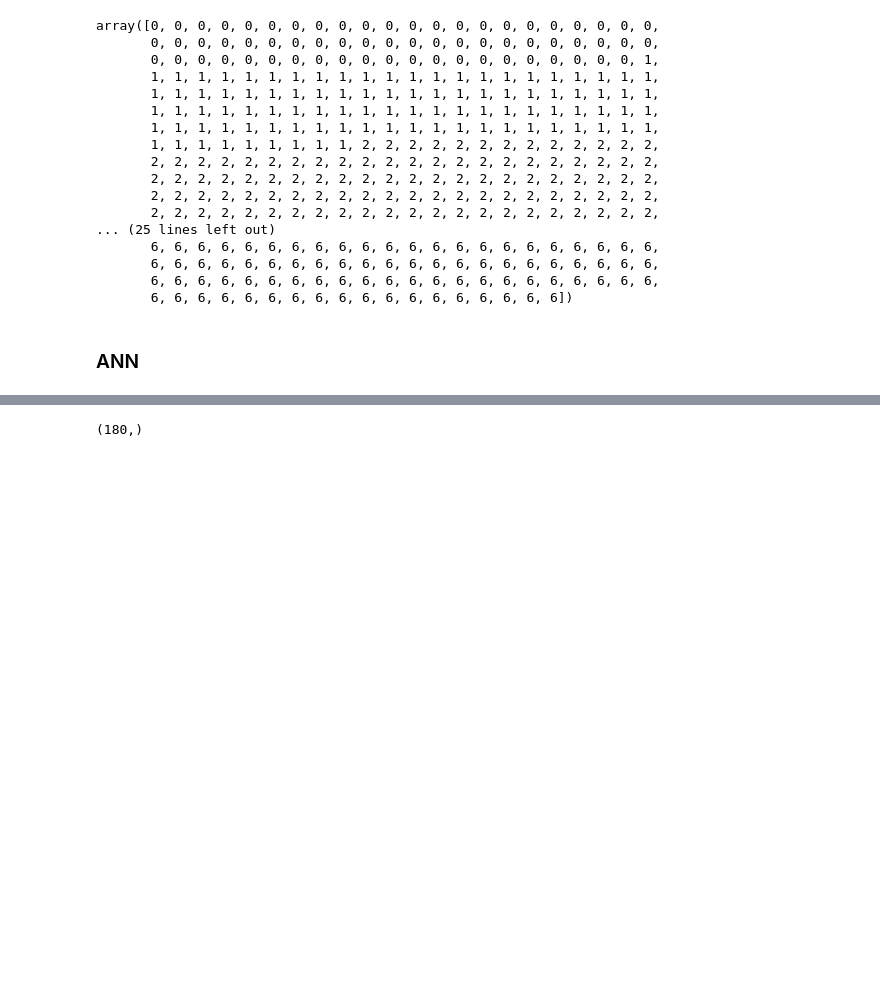
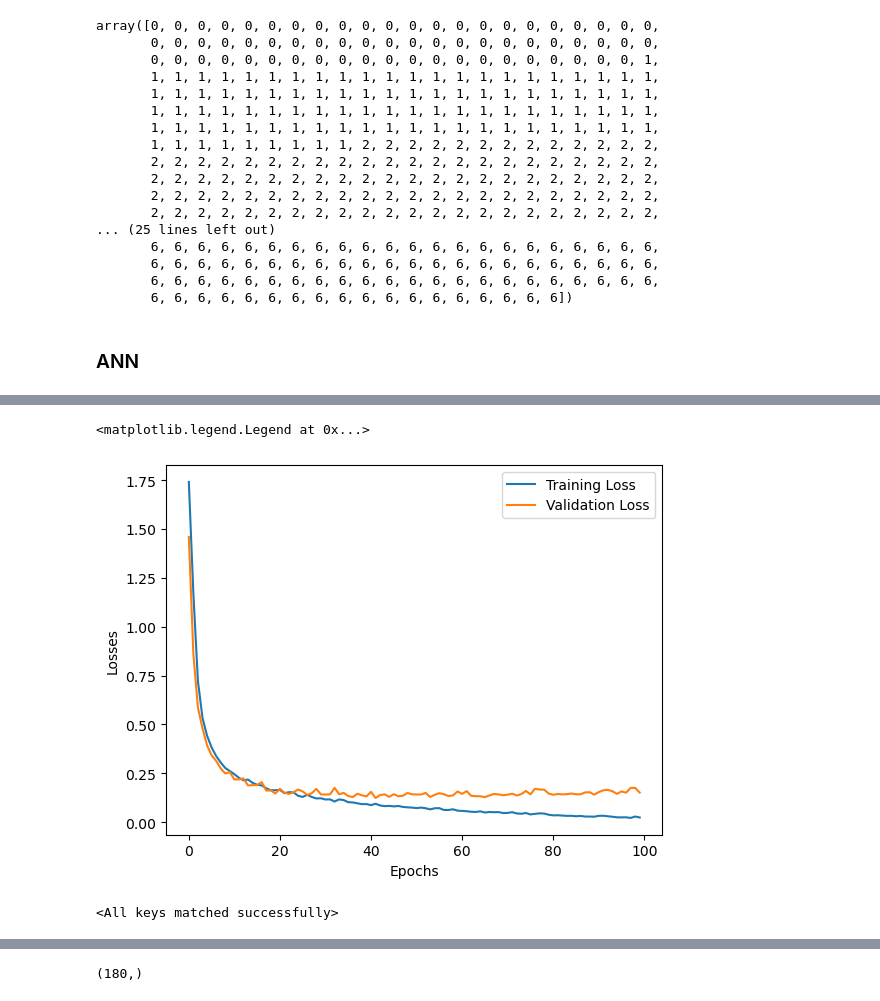
Before and after one commit to itsaadarshjain/datefruit-classification-system, a Jupyter notebook: DateFruit.ipynb, the cells around one changed output, grey strips where cells are left out. Drawn from its saved outputs; the diff is of its cells as text; code cells hidden in the pictures; blank space fills up the shorter version.

Commit message:
Updated ANN model training

```diff
--- a/DateFruit.ipynb
+++ b/DateFruit.ipynb
@@ -113,8 +113,13 @@ criteria = nn.CrossEntropyLoss()
 optimizer = optim.Adam(model.parameters())
 # %%
 # Training the NN
+train_losses = []
+val_losses = []
+
+best_val_loss = float("inf")
 
 epochs = 100
+
 for epoch in range(epochs):
     model.train()
 
@@ -131,6 +136,26 @@ for epoch in range(epochs):
         running_loss += loss.item()
 
     train_loss = running_loss / len(train_loader)
+    train_losses.append(train_loss)
 
-    print(f"each = {epoch+1}/{epochs}, loss = {train_loss}")
+    # Validation
+
+    with torch.no_grad():
+        model.eval()
+        running_val_loss = 0.0
+
+        for xb, yb in test_loader:
+            outputs = model(xb)
+            loss = criteria(outputs, yb)
+
+            running_val_loss += loss.item()
+
+    val_loss = running_val_loss / len(test_loader)
+    val_losses.append(val_loss)
+
+    print(f"each = {epoch+1}/{epochs}, train loss = {train_loss} & val loss = {val_loss}" )
+
+    if (val_loss < best_val_loss):
+        best_val_loss = val_loss
+        torch.save(model.state_dict(), "best_model.pt")
 # %% [output]
@@ -154,3 +179,26 @@ each = 100/100, loss = 0.03075404050152587
+# %%
+import matplotlib.pyplot as plt
+
+loss_df = pd.DataFrame({
+    "Training Loss": train_losses,
+    "Validation Loss": val_losses
+})
+
+plt.plot(loss_df["Training Loss"], label="Training Loss")
+plt.plot(loss_df["Validation Loss"], label="Validation Loss")
+
+plt.xlabel("Epochs")
+plt.ylabel("Losses")
+
+plt.legend()
+# %% [output]
+<matplotlib.legend.Legend at 0x...>
+[figure, added]
+# %%
+# Loading the best model
+model.load_state_dict(torch.load("best_model.pt"))
+# %% [output]
+<All keys matched successfully>
 # %%
 # Evaluate
 model.eval()
```
Also changed, not shown: parts of 2 cells of this notebook, 1 other file.
